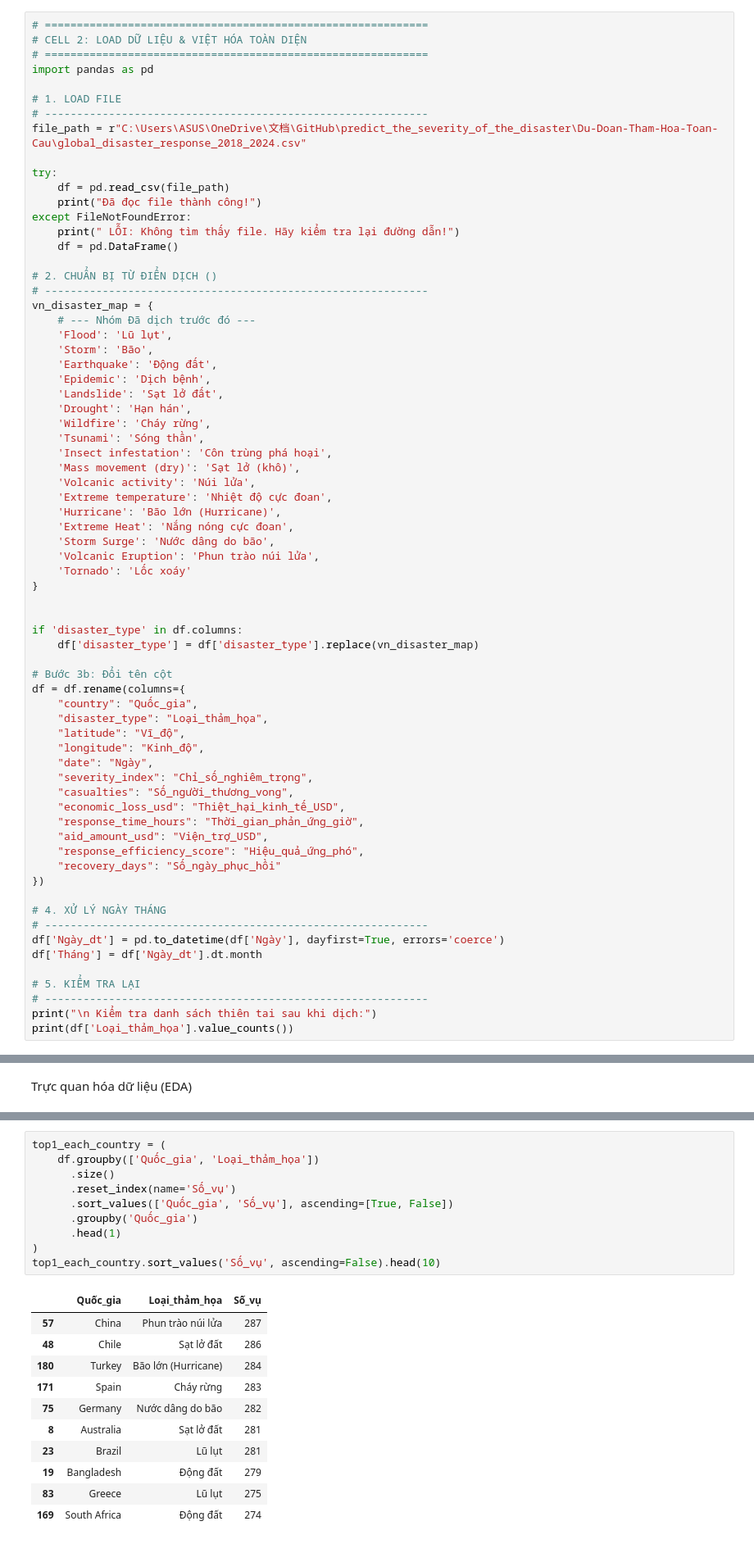
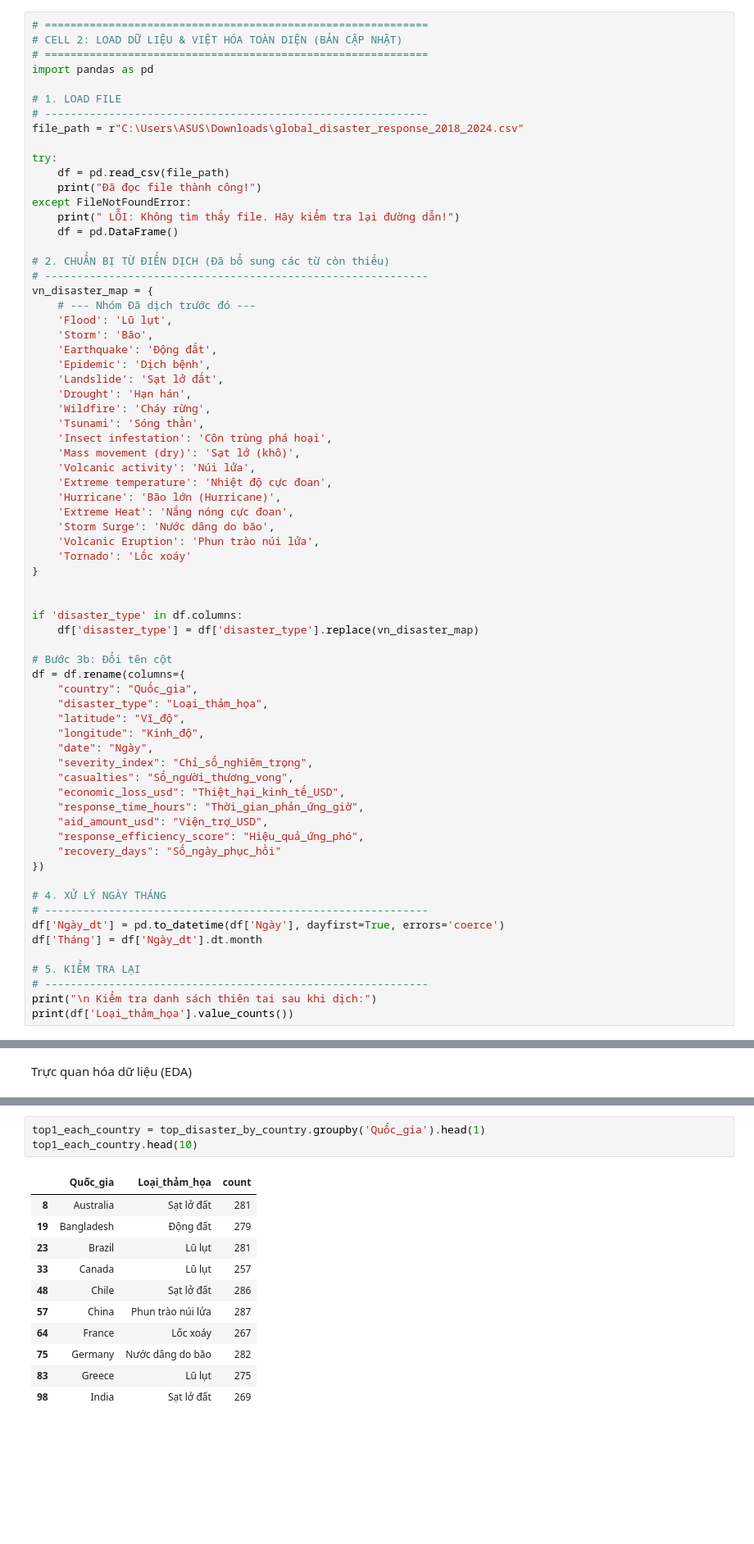
Before and after one commit to khoa-nguyen-data/Du-Doan-Tham-Hoa-Toan-Cau, a Jupyter notebook: Nguyen_Hoang_Tuan_Anh/Du_doan_tham_hoa.ipynb, the cells around one changed output, grey strips where cells are left out. Shown at 82% size. Cells and saved outputs as stored; diff of their text form; blank space fills up the shorter version.

```diff
--- a/Nguyen_Hoang_Tuan_Anh/Du_doan_tham_hoa.ipynb
+++ b/Nguyen_Hoang_Tuan_Anh/Du_doan_tham_hoa.ipynb
@@ -71,13 +71,13 @@ from IPython.display import display
 Load và Việt hóa dữ liệu
 # %%
 # ============================================================
-# CELL 2: LOAD DỮ LIỆU & VIỆT HÓA TOÀN DIỆN
+# CELL 2: LOAD DỮ LIỆU & VIỆT HÓA TOÀN DIỆN (BẢN CẬP NHẬT)
 # ============================================================
 import pandas as pd
 
 # 1. LOAD FILE
 # ------------------------------------------------------------
-file_path = r"C:\Users\ASUS\OneDrive\文档\GitHub\predict_the_severity_of_the_disaster\Du-Doan-Tham-Hoa-Toan-Cau\global_disaster_response_2018_2024.csv"
+file_path = r"C:\Users\ASUS\Downloads\global_disaster_response_2018_2024.csv"
 
 try:
     df = pd.read_csv(file_path)
@@ -86,7 +86,7 @@ except FileNotFoundError:
     print(" LỖI: Không tìm thấy file. Hãy kiểm tra lại đường dẫn!")
     df = pd.DataFrame()
 
-# 2. CHUẨN BỊ TỪ ĐIỂN DỊCH ()
+# 2. CHUẨN BỊ TỪ ĐIỂN DỊCH (Đã bổ sung các từ còn thiếu)
 # ------------------------------------------------------------
 vn_disaster_map = {
     # --- Nhóm Đã dịch trước đó ---
@@ -293,27 +278,20 @@ top_disaster_by_country.head(30)
 | 21 | Brazil | Cháy rừng | 246 |
 | 24 | Brazil | Lốc xoáy | 236 |
 # %%
-top1_each_country = (
-    df.groupby(['Quốc_gia', 'Loại_thảm_họa'])
-      .size()
-      .reset_index(name='Số_vụ')
-      .sort_values(['Quốc_gia', 'Số_vụ'], ascending=[True, False])
-      .groupby('Quốc_gia')
-      .head(1)
-)
-top1_each_country.sort_values('Số_vụ', ascending=False).head(10)
+top1_each_country = top_disaster_by_country.groupby('Quốc_gia').head(1)
+top1_each_country.head(10)
 # %% [output]
-|  | Quốc_gia | Loại_thảm_họa | Số_vụ |
+|  | Quốc_gia | Loại_thảm_họa | count |
+| 8 | Australia | Sạt lở đất | 281 |
+| 19 | Bangladesh | Động đất | 279 |
+| 23 | Brazil | Lũ lụt | 281 |
+| 33 | Canada | Lũ lụt | 257 |
+| 48 | Chile | Sạt lở đất | 286 |
 | 57 | China | Phun trào núi lửa | 287 |
-| 48 | Chile | Sạt lở đất | 286 |
-| 180 | Turkey | Bão lớn (Hurricane) | 284 |
-| 171 | Spain | Cháy rừng | 283 |
+| 64 | France | Lốc xoáy | 267 |
 | 75 | Germany | Nước dâng do bão | 282 |
-| 8 | Australia | Sạt lở đất | 281 |
-| 23 | Brazil | Lũ lụt | 281 |
-| 19 | Bangladesh | Động đất | 279 |
 | 83 | Greece | Lũ lụt | 275 |
-| 169 | South Africa | Động đất | 274 |
+| 98 | India | Sạt lở đất | 269 |
 # %%
 severity_by_type = (
     df.groupby(['Loại_thảm_họa', 'Mức_độ_thảm_họa'])
```
Also changed, not shown: parts of 25 cells of this notebook.
